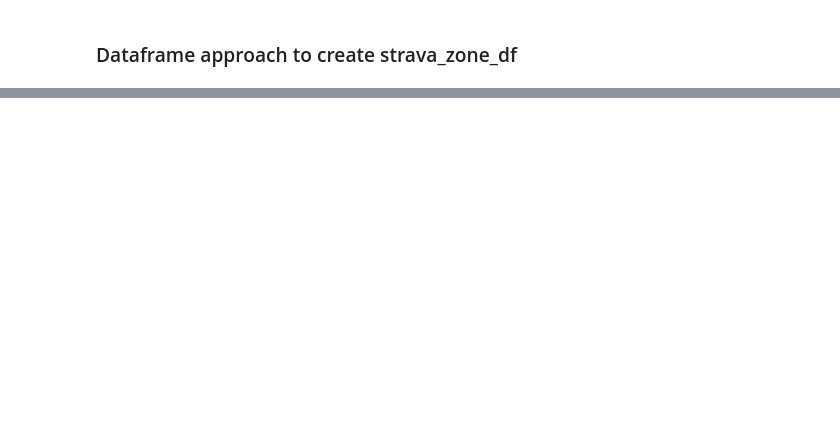
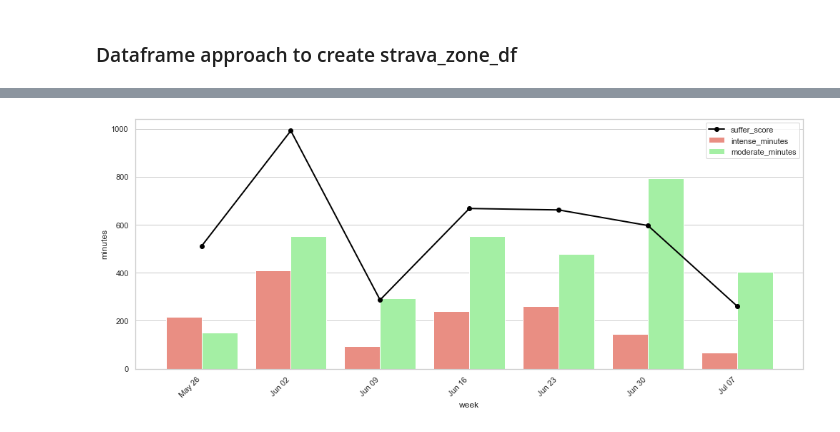
Before and after one commit to edterrell/healthy_heart, a Jupyter notebook: strava_API.ipynb, the cells around one changed output, grey strips where cells are left out. Saved outputs shown, nothing was run; the diff lists cells and outputs as text; code cells hidden in the pictures; blank space fills up the shorter version.

```diff
--- a/strava_API.ipynb
+++ b/strava_API.ipynb
@@ -159,2 +181,2 @@ strava_zone_df = pd.concat([strava_zone_df, zone_df], axis=1)
 # %%
-strava_zone_df.head()
+strava_zone_df.drop(['intense_min_weekly','moderate_min_weekly'], axis=1, inplace=True)
@@ -193,0 +307,30 @@ memory usage: 3.4+ KB
+# %%
+# Add a line plot on top
+plt.figure(figsize=(14, 6))
+# Add line plot with a label
+ax = sns.barplot(
+    data=long_df,
+    x="week",
+    y="minutes",
+    hue="zone",
+    palette={"intense_minutes": "salmon", "moderate_minutes": "palegreen"}
+)
+line = ax.plot(
+    weekly_summary["week"],
+    weekly_summary["suffer_score_week"],
+    color="black",
+    marker="o",
+    linewidth=2,
+    label="suffer_score"  # this is essential
+)
+# Create the legend manually from all handles
+handles, labels = ax.get_legend_handles_labels()
+ax.legend(handles=handles, labels=labels)
+
+# Optional: improve layout
+plt.xticks(rotation=45, ha='right')
+plt.tight_layout()
+#plt.legend()
+plt.show()
+# %% [output]
+[figure, added]
```
Also changed, not shown: parts of 18 cells of this notebook.
